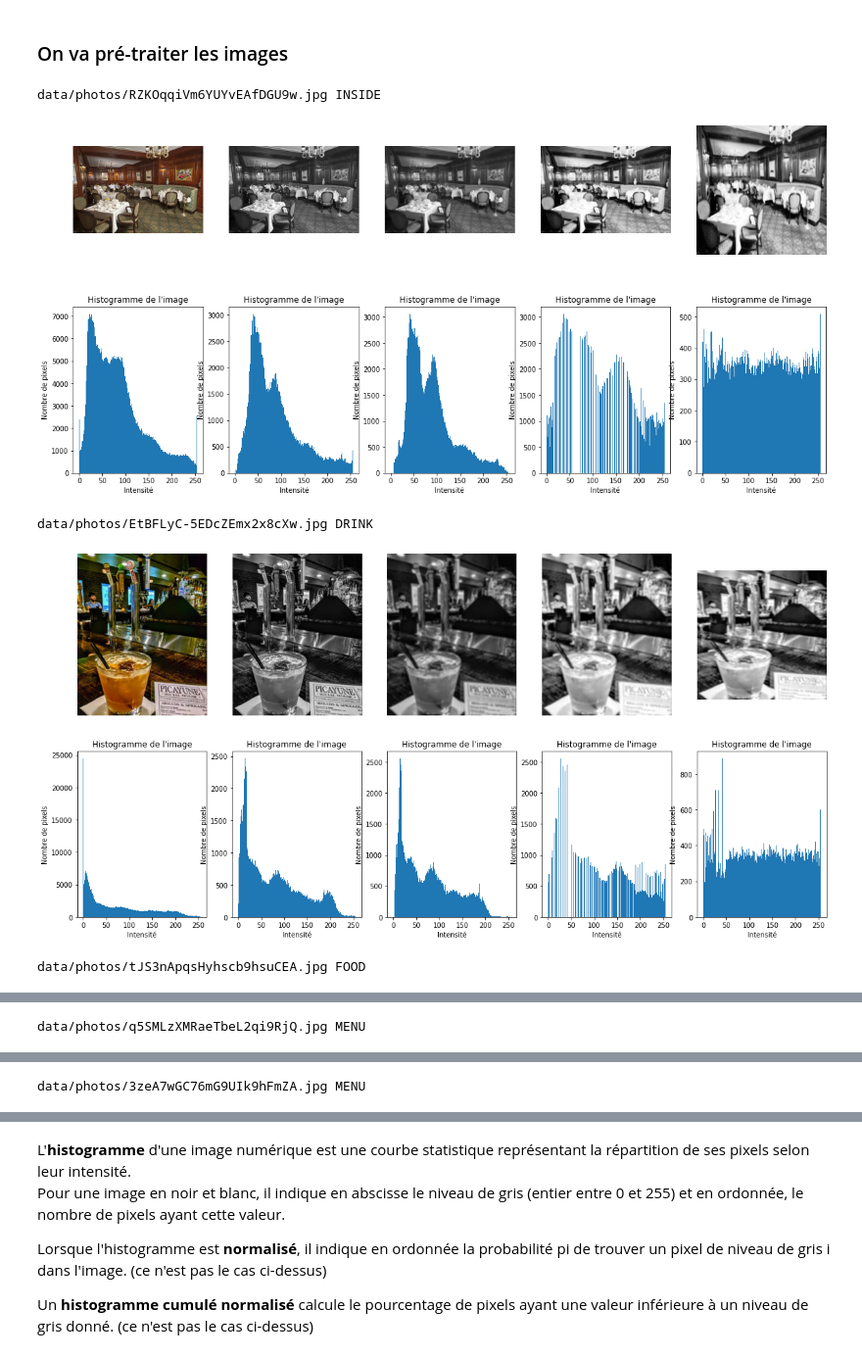
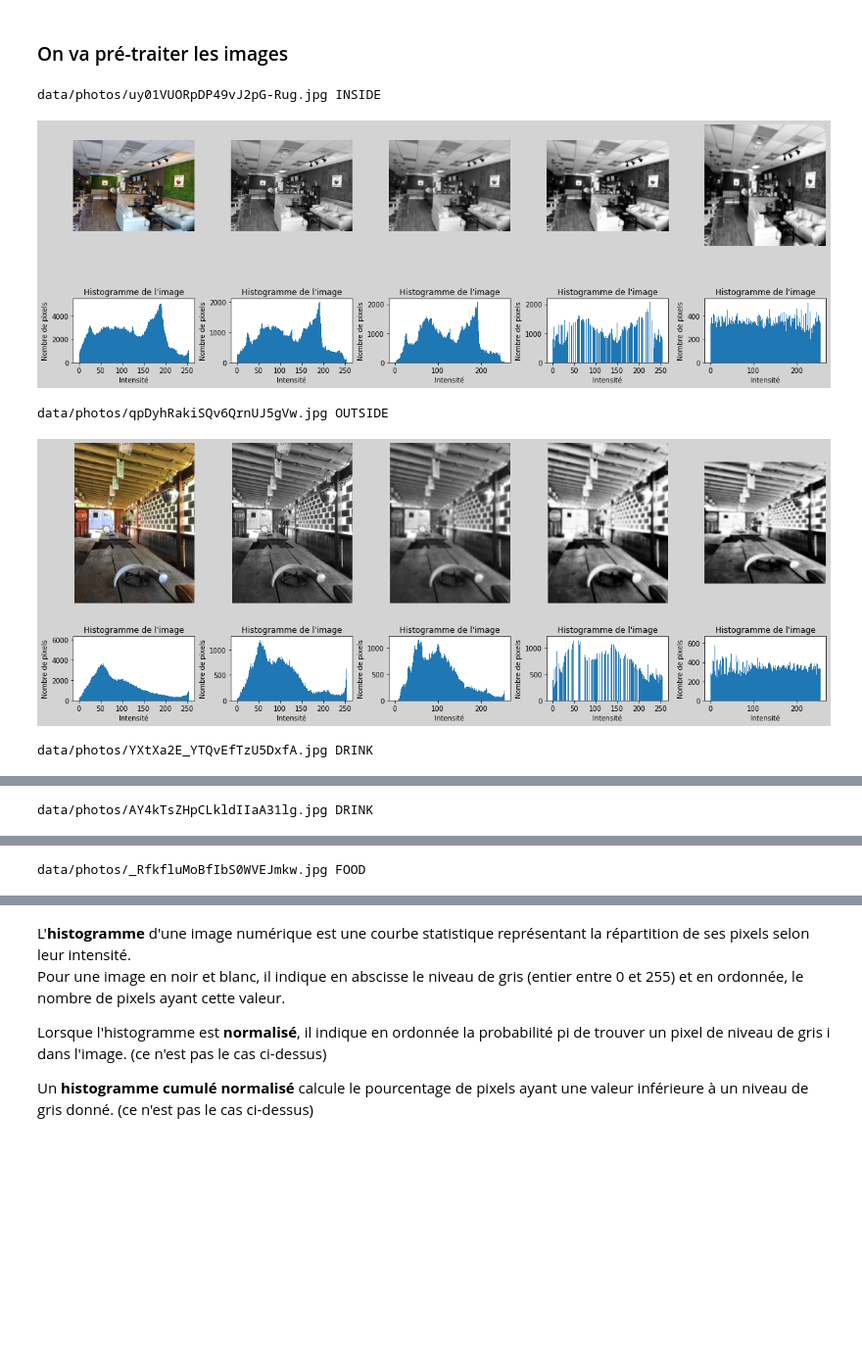
Before and after one commit to Valkea/OC_AI_06, a Jupyter notebook: 04_Image_Classification.ipynb, the cells around one changed output, grey strips where cells are left out. Shown at 98% size. Drawn from its saved outputs; the diff is of its cells as text; code cells hidden in the pictures; blank space fills up the shorter version.

```diff
--- a/04_Image_Classification.ipynb
+++ b/04_Image_Classification.ipynb
@@ -118,38 +119,44 @@ for i, photo in data_photos_selection.iterrows():
     blured_img = gray_img.filter(ImageFilter.BoxBlur(param_blur))
 
     # Equalize
     equalized_img = ImageOps.equalize(blured_img)
 
     # Resize
     final_img = equalized_img.resize(newsize)
 
     # Save image
     export_path = pathlib.Path(preprocessed_path, f"{photo.photo_id}.jpg")
     final_img.save(export_path)
 
     if photo.photo_id in sample_id_show:
         print(img_path, photo.label.upper())
-        fig = plt.figure(figsize=(20,10))
+        fig = plt.figure(figsize=(20,7), facecolor='lightgray')
 
         steps_show=[img, gray_img, blured_img, equalized_img, final_img]
 
+        spec = gridspec.GridSpec(
+                        ncols=5, nrows=2,
+                        width_ratios=[1, 1, 1, 1, 1], wspace=0.3,
+                        hspace=0.3, height_ratios=[5, 2]
+                        )
+
         for i, image in enumerate(steps_show):
 
-            plt.subplot(2,5,i+1)
+            fig.add_subplot(spec[i])
             plt.imshow(image, cmap='gray', vmin=0, vmax=255)
             plt.axis('off')
 
-            plt.subplot(2,5,i+1+len(steps_show))
+            fig.add_subplot(spec[i+len(steps_show)])
             mat = np.array(image)
             plt.title("Histogramme de l'image")
             plt.hist(mat.flatten(), bins=range(256))
             plt.xlabel('Intensité')
             plt.ylabel('Nombre de pixels')
 
         plt.show()
 # %% [output]
-data/photos/RZKOqqiVm6YUYvEAfDGU9w.jpg INSIDE
+data/photos/uy01VUORpDP49vJ2pG-Rug.jpg INSIDE
-[figure, old version]
+[figure, new version]
-data/photos/EtBFLyC-5EDcZEmx2x8cXw.jpg DRINK
+data/photos/qpDyhRakiSQv6QrnUJ5gVw.jpg OUTSIDE
-[figure, old version]
+[figure, new version]
-data/photos/tJS3nApqsHyhscb9hsuCEA.jpg FOOD
+data/photos/YXtXa2E_YTQvEfTzU5DxfA.jpg DRINK
@@ -157 +164 @@ data/photos/tJS3nApqsHyhscb9hsuCEA.jpg FOOD
-data/photos/q5SMLzXMRaeTbeL2qi9RjQ.jpg MENU
+data/photos/AY4kTsZHpCLkldIIaA31lg.jpg DRINK
@@ -159 +166 @@ data/photos/q5SMLzXMRaeTbeL2qi9RjQ.jpg MENU
-data/photos/3zeA7wGC76mG9UIk9hFmZA.jpg MENU
+data/photos/_RfkfluMoBfIbS0WVEJmkw.jpg FOOD
```
Also changed, not shown: parts of 3 cells of this notebook.
